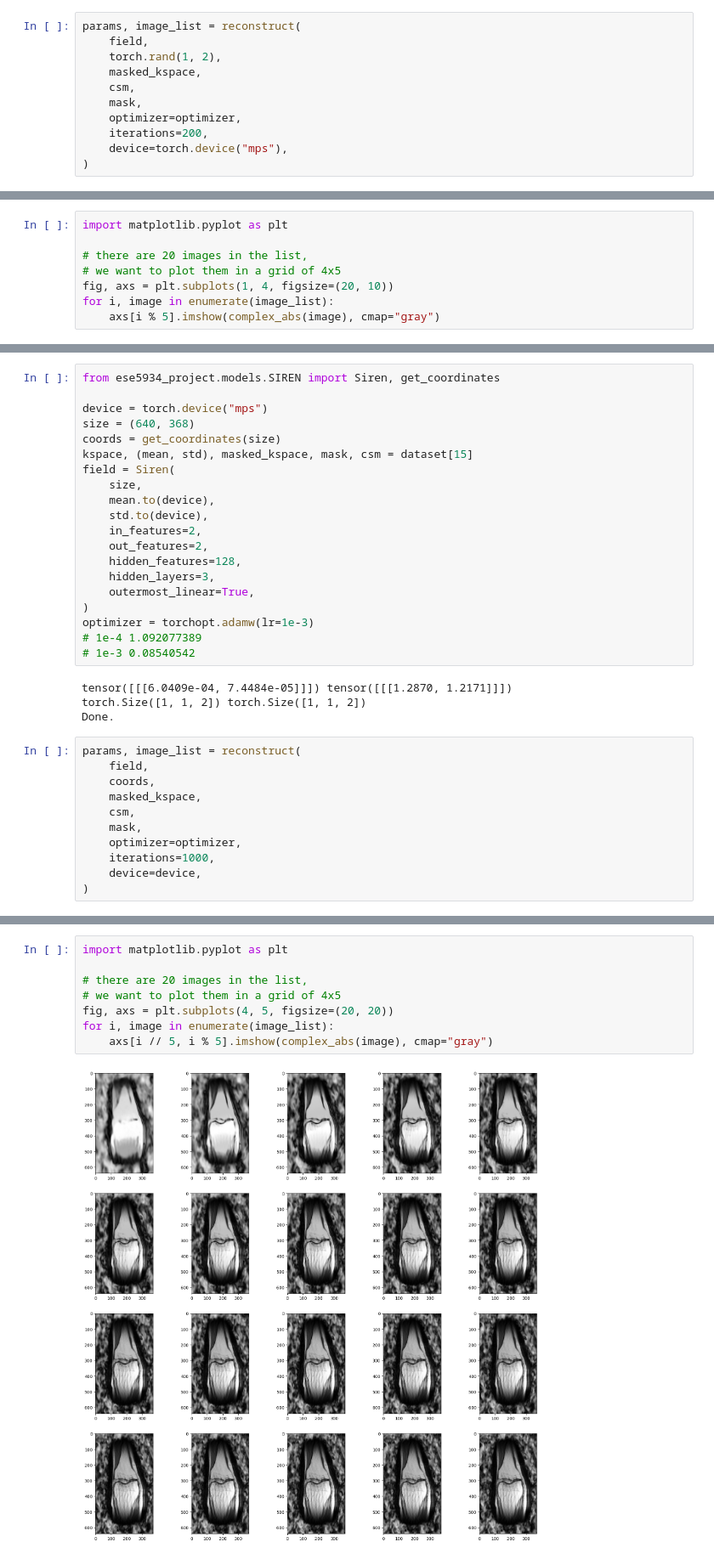
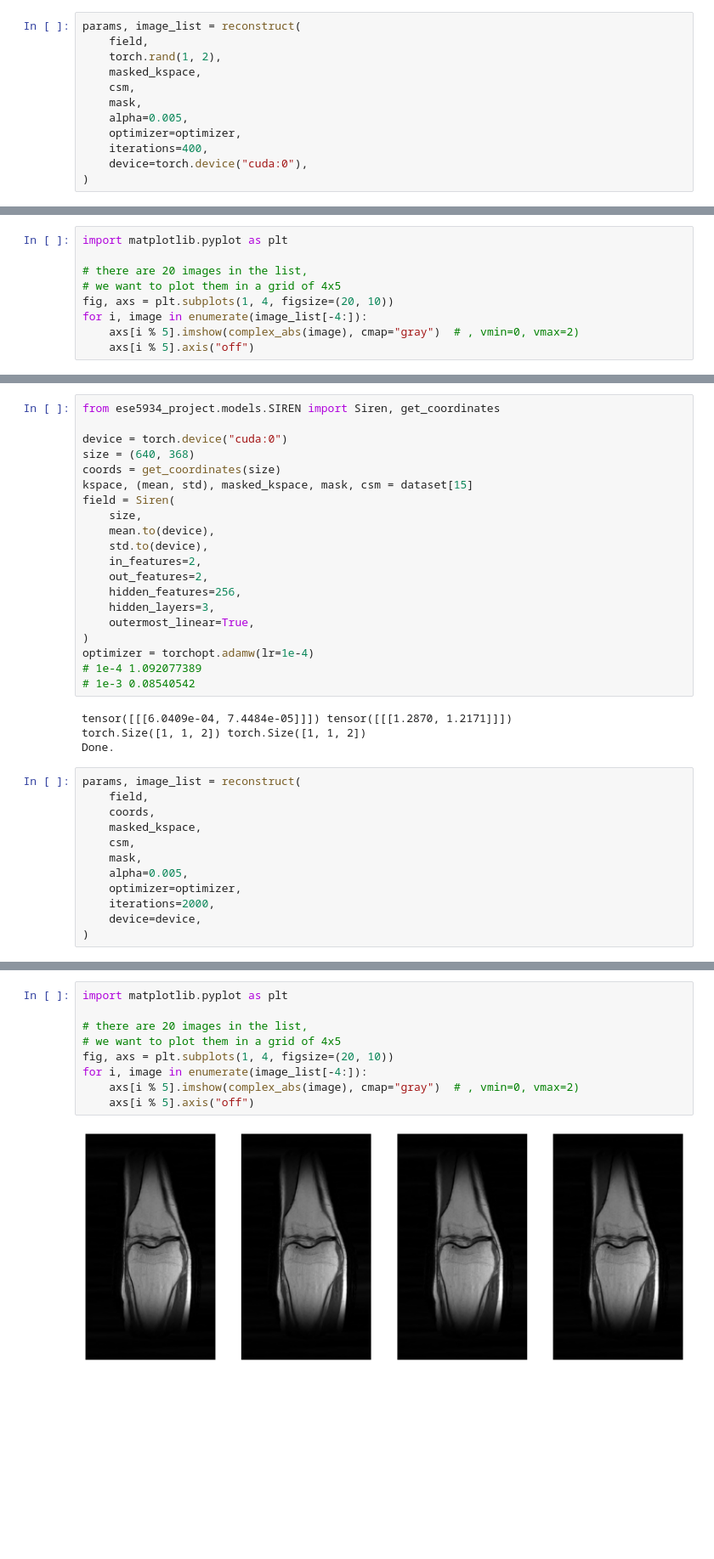
Before and after one commit to gRox167/ese5934_project, a Jupyter notebook: framework.ipynb, the cells around one changed output, grey strips where cells are left out. Shown at 85% size. Cells and saved outputs as stored; diff of their text form; blank space fills up the shorter version.

```diff
--- a/framework.ipynb
+++ b/framework.ipynb
@@ -66,8 +71,9 @@ params, image_list = reconstruct(
     masked_kspace,
     csm,
     mask,
+    alpha=0.005,
     optimizer=optimizer,
-    iterations=200,
-    device=torch.device("mps"),
+    iterations=400,
+    device=torch.device("cuda:0"),
 )
 # %% [output]
@@ -94,6 +100,7 @@ import matplotlib.pyplot as plt
 # there are 20 images in the list,
 # we want to plot them in a grid of 4x5
 fig, axs = plt.subplots(1, 4, figsize=(20, 10))
-for i, image in enumerate(image_list):
-    axs[i % 5].imshow(complex_abs(image), cmap="gray")
+for i, image in enumerate(image_list[-4:]):
+    axs[i % 5].imshow(complex_abs(image), cmap="gray")  # , vmin=0, vmax=2)
+    axs[i % 5].axis("off")
 # %% [output]
@@ -103,7 +110,7 @@ for i, image in enumerate(image_list):
 # %%
 from ese5934_project.models.SIREN import Siren, get_coordinates
 
-device = torch.device("mps")
+device = torch.device("cuda:0")
 size = (640, 368)
 coords = get_coordinates(size)
 kspace, (mean, std), masked_kspace, mask, csm = dataset[15]
@@ -113,11 +120,11 @@ field = Siren(
     std.to(device),
     in_features=2,
     out_features=2,
-    hidden_features=128,
+    hidden_features=256,
     hidden_layers=3,
     outermost_linear=True,
 )
-optimizer = torchopt.adamw(lr=1e-3)
+optimizer = torchopt.adamw(lr=1e-4)
 # 1e-4 1.092077389
 # 1e-3 0.08540542
 # %% [output]
@@ -131,8 +138,9 @@ params, image_list = reconstruct(
     masked_kspace,
     csm,
     mask,
+    alpha=0.005,
     optimizer=optimizer,
-    iterations=1000,
+    iterations=2000,
     device=device,
 )
 # %% [output]
@@ -156,10 +164,11 @@ iteration 1000
 # %%
 import matplotlib.pyplot as plt
 
 # there are 20 images in the list,
 # we want to plot them in a grid of 4x5
-fig, axs = plt.subplots(4, 5, figsize=(20, 20))
-for i, image in enumerate(image_list):
-    axs[i // 5, i % 5].imshow(complex_abs(image), cmap="gray")
+fig, axs = plt.subplots(1, 4, figsize=(20, 10))
+for i, image in enumerate(image_list[-4:]):
+    axs[i % 5].imshow(complex_abs(image), cmap="gray")  # , vmin=0, vmax=2)
+    axs[i % 5].axis("off")
 # %% [output]
-[figure, old version]
+[figure, new version]
```
Also changed, not shown: parts of 6 cells of this notebook, 23 other files.
